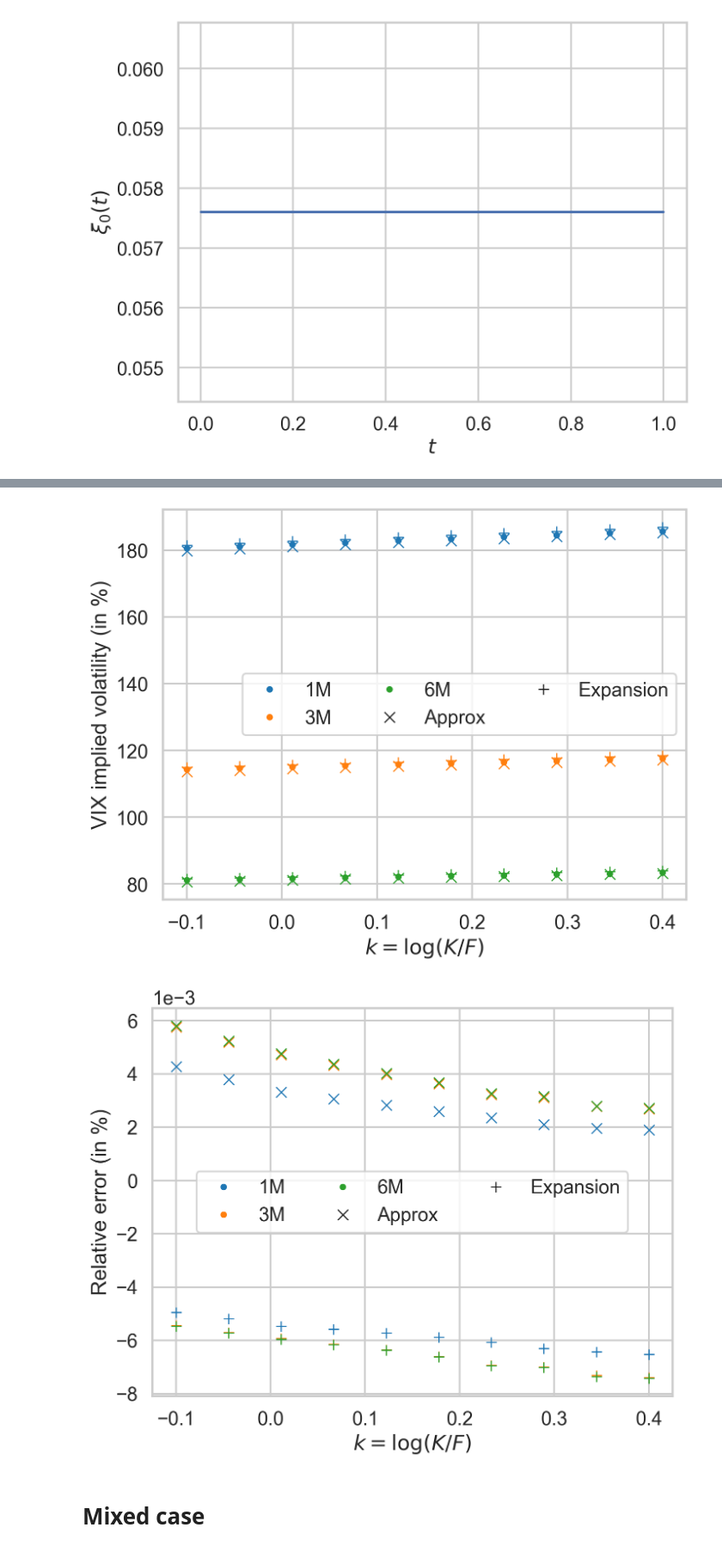
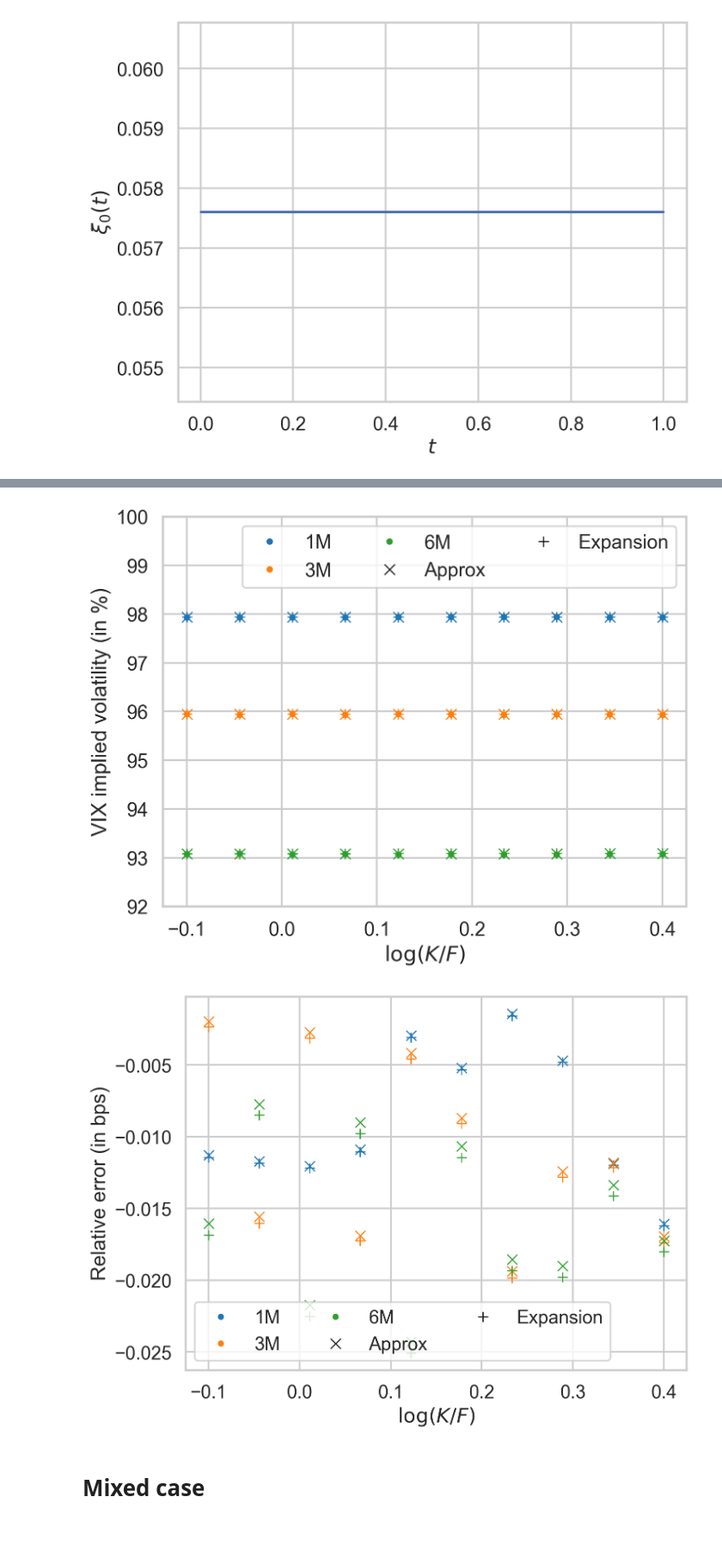
Before and after one commit to fbourgey/rough-bergomi, a Jupyter notebook: vix_weak_approx_bergomi.ipynb, the cells around one changed output, grey strips where cells are left out. Shown at 86% size. Cells and saved outputs as stored; diff of their text form; code cells hidden in the pictures.

Commit message:
new figures

```diff
--- a/vix_weak_approx_bergomi.ipynb
+++ b/vix_weak_approx_bergomi.ipynb
@@ -108,39 +91,39 @@ for i, month in enumerate(mats.keys()):
     ax.plot(ks, 100 * impvol_vix_expansion[month], "+", color=COLORS[i])
 ax.plot([], [], "kx", label="Approx")
 ax.plot([], [], "k+", label="Expansion")
-ax.set_xlabel(r"$k=\log(K/F)$")
+ax.set_xlabel(r"$\log(K/F)$")
 ax.set_ylabel("VIX implied volatility (in %)")
 ax.legend(ncol=3)
-# ax.set_ylim(92, 100)
-# fig.savefig("figures/vix_one_bergomi_set_2.pdf", bbox_inches="tight")
+ax.set_ylim(92, 100)
+# fig.savefig("figures/vix_one_bergomi_set_1.pdf", bbox_inches="tight")
 plt.show()
 # %% [output]
-[figure, old version]
+[figure, new version]
 # %%
 # relative errors
 rel_error_approx = [
     relative_error(impvol_vix_approx[month], impvol_vix[month]) for month in mats
 ]
 rel_error_expansion = [
     relative_error(impvol_vix_expansion[month], impvol_vix[month]) for month in mats
 ]
 
 fig, ax = plt.subplots()
 for i, month in enumerate(mats.keys()):
-    ax.plot(ks, rel_error_approx[i], "x", color=COLORS[i])
-    ax.plot(ks, rel_error_expansion[i], "+", color=COLORS[i])
+    ax.plot(ks, 100 * rel_error_approx[i], "x", color=COLORS[i])
+    ax.plot(ks, 100 * rel_error_expansion[i], "+", color=COLORS[i])
     ax.plot([], [], ".", color=COLORS[i], label=f"{month}")
 ax.plot([], [], "kx", label="Approx")
 ax.plot([], [], "k+", label="Expansion")
-ax.set_xlabel(r"$k=\log(K/F)$")
-ax.set_ylabel("Relative error (in %)")
-ax.legend(loc="center", ncol=3)
-# ax.set_ylim(-4e-4, 2e-4)
-plt.ticklabel_format(axis="y", style="sci", scilimits=(0, 0))
-# fig.savefig("figures/vix_one_bergomi_error_set_2.pdf", bbox_inches="tight")
+ax.set_xlabel(r"$\log(K/F)$")
+ax.set_ylabel("Relative error (in bps)")
+ax.legend(loc="best", ncol=3)
+# ax.set_ylim(-0.05, 0.05)
+# plt.ticklabel_format(axis="y", style="sci", scilimits=(0, 0))
+# fig.savefig("figures/vix_one_bergomi_error_set_1.pdf", bbox_inches="tight")
 plt.show()
 # %% [output]
-[figure, old version]
+[figure, new version]
 # %% [markdown]
 # Mixed case
 # %%
```
Also changed, not shown: parts of 10 cells of this notebook, 10 other files.
